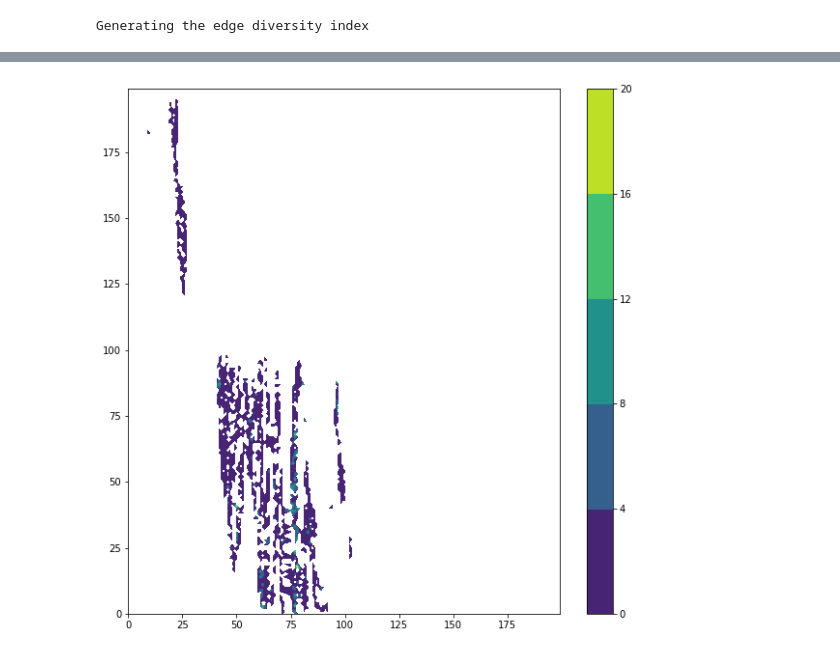
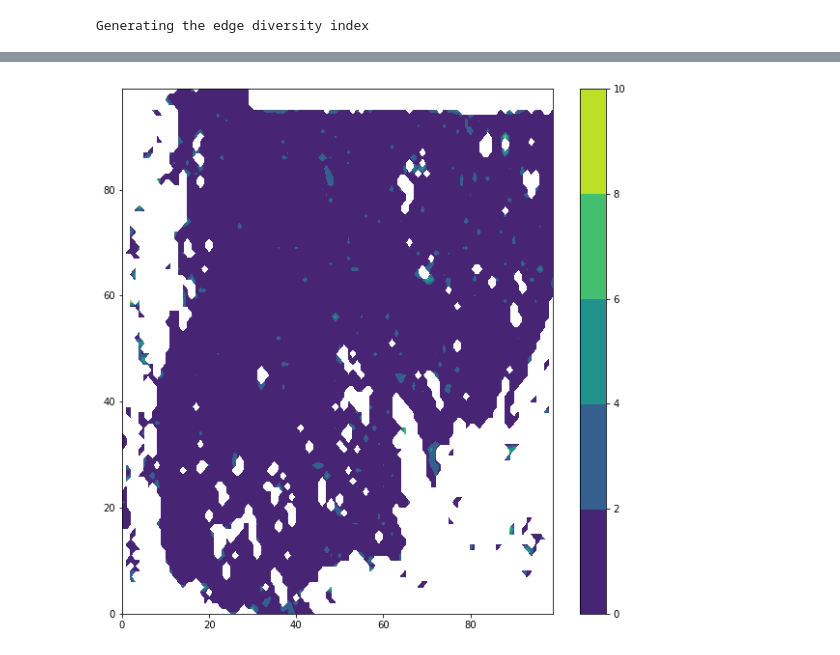
Before and after one commit to BiCroLab/WSI-analysis, a Jupyter notebook: SG/pipeline/ipynb/pipe.laplacianField.tcga.sampling.ipynb, the cells around one changed output, grey strips where cells are left out. Saved outputs shown, nothing was run; the diff lists cells and outputs as text; code cells hidden in the pictures.

```diff
--- a/SG/pipeline/ipynb/pipe.laplacianField.tcga.sampling.ipynb
+++ b/SG/pipeline/ipynb/pipe.laplacianField.tcga.sampling.ipynb
@@ -139,10 +141,10 @@ contourPlot(fdf[fdf["diversity"]<100],N,np.mean,filename)
 # %%
 #Show contour plot
-N = 200
+N = 100
 filename = './'+str(sample)+'.size'+str(size)+'.graphNN'+str(nn)+'.covdNN'+str(n_neighbors)+'.bin'+str(N)+'.contour.tcga.sum.png'
-contourPlot(edge_df[edge_df["diversity"]<20],N,np.median,filename)
+contourPlot(edge_df[edge_df["diversity"]<10],N,np.median,filename)
 # %% [output]
-[figure, old version]
+[figure, new version]
 # %%
 N = 10
 fdf['x_bin'] = pd.cut(fdf['cx'], 2*N, labels=False) # define the x bin label
```
Also changed, not shown: parts of 1 cell of this notebook, 2 other files.
